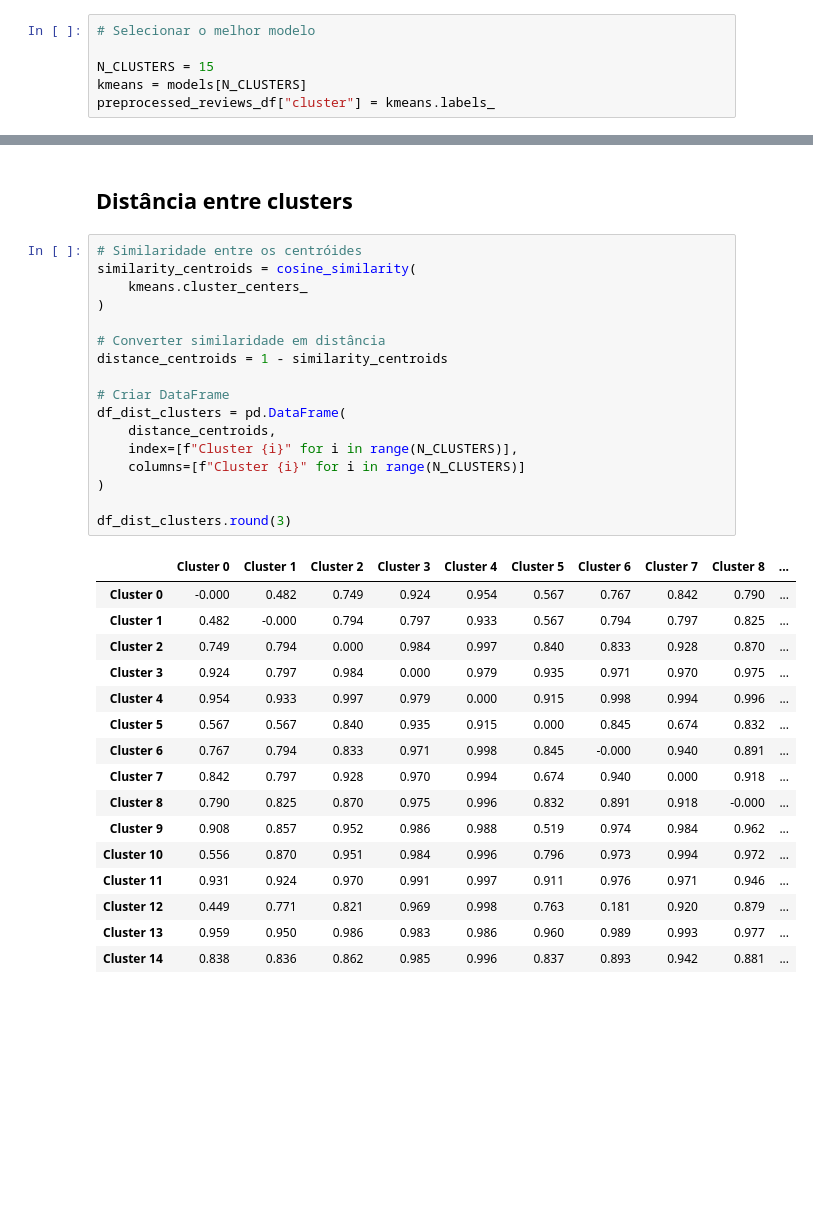
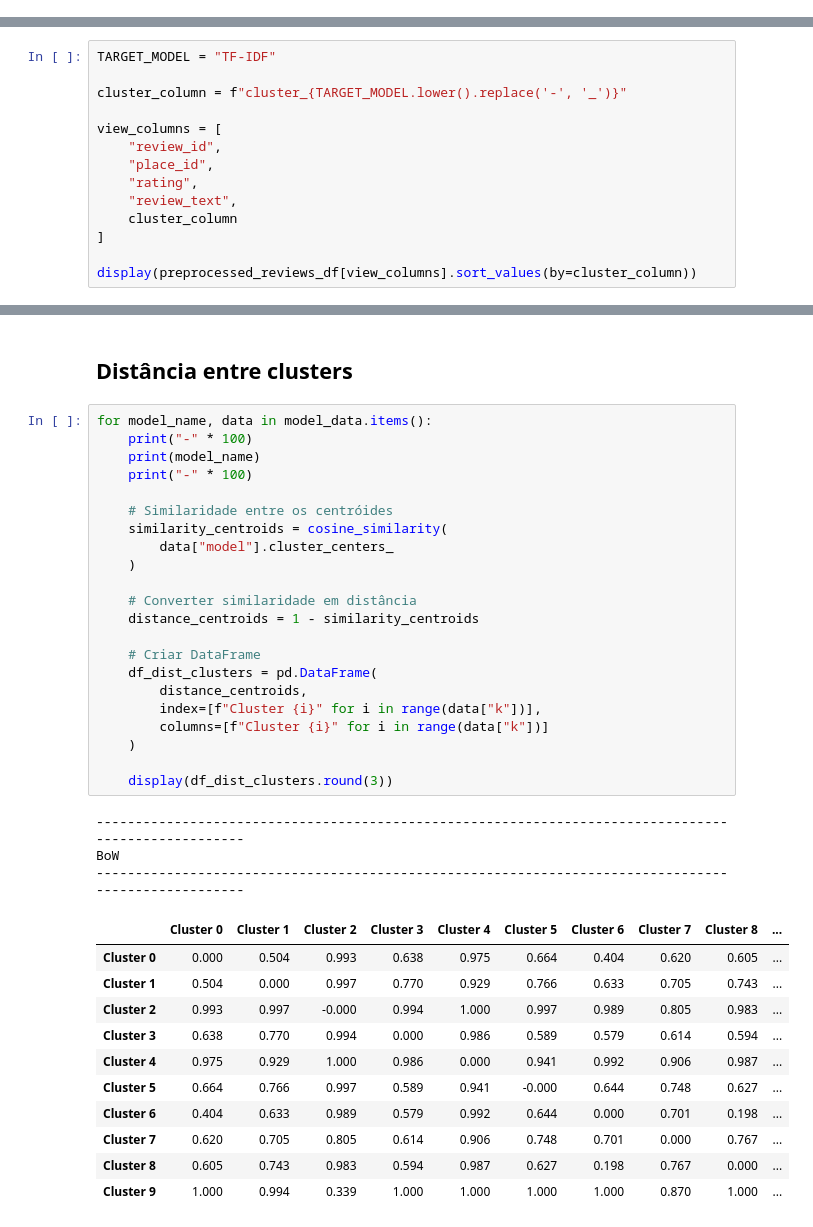
Before and after one commit to incrisvel/adaptaste, a Jupyter notebook: similarity_clustering.ipynb, the cells around one changed output, grey strips where cells are left out. Cells and saved outputs as stored; diff of their text form; blank space fills up the shorter version.

Commit message:
:sparkles: feat(clustering): replicate pipeline for bow

```diff
--- a/similarity_clustering.ipynb
+++ b/similarity_clustering.ipynb
@@ -308,6 +315,0 @@ display(
-# %%
-# Selecionar o melhor modelo
-
-N_CLUSTERS = 15
-kmeans = models[N_CLUSTERS]
-preprocessed_reviews_df["cluster"] = kmeans.labels_
@@ -422,0 +391,14 @@ CLUSTER 5 — 168 reviews
+# %%
+TARGET_MODEL = "TF-IDF"
+
+cluster_column = f"cluster_{TARGET_MODEL.lower().replace('-', '_')}"
+
+view_columns = [
+    "review_id",
+    "place_id",
+    "rating",
+    "review_text",
+    cluster_column
+]
+
+display(preprocessed_reviews_df[view_columns].sort_values(by=cluster_column))
@@ -808,36 +869,39 @@ df_coesao
 # %% [markdown]
 ## Distância entre clusters
 # %%
-# Similaridade entre os centróides
-similarity_centroids = cosine_similarity(
-    kmeans.cluster_centers_
-)
+for model_name, data in model_data.items():
+    print("-" * 100)
+    print(model_name)
+    print("-" * 100)
 
-# Converter similaridade em distância
-distance_centroids = 1 - similarity_centroids
+    # Similaridade entre os centróides
+    similarity_centroids = cosine_similarity(
+        data["model"].cluster_centers_
+    )
 
-# Criar DataFrame
-df_dist_clusters = pd.DataFrame(
-    distance_centroids,
-    index=[f"Cluster {i}" for i in range(N_CLUSTERS)],
-    columns=[f"Cluster {i}" for i in range(N_CLUSTERS)]
-)
+    # Converter similaridade em distância
+    distance_centroids = 1 - similarity_centroids
 
-df_dist_clusters.round(3)
+    # Criar DataFrame
+    df_dist_clusters = pd.DataFrame(
+        distance_centroids,
+        index=[f"Cluster {i}" for i in range(data["k"])],
+        columns=[f"Cluster {i}" for i in range(data["k"])]
+    )
+
+    display(df_dist_clusters.round(3))
 # %% [output]
+----------------------------------------------------------------------------------------------------
+BoW
+----------------------------------------------------------------------------------------------------
 |  | Cluster 0 | Cluster 1 | Cluster 2 | Cluster 3 | Cluster 4 | Cluster 5 | Cluster 6 | Cluster 7 | Cluster 8 | ... |
-| Cluster 0 | -0.000 | 0.482 | 0.749 | 0.924 | 0.954 | 0.567 | 0.767 | 0.842 | 0.790 | ... |
-| Cluster 1 | 0.482 | -0.000 | 0.794 | 0.797 | 0.933 | 0.567 | 0.794 | 0.797 | 0.825 | ... |
-| Cluster 2 | 0.749 | 0.794 | 0.000 | 0.984 | 0.997 | 0.840 | 0.833 | 0.928 | 0.870 | ... |
-| Cluster 3 | 0.924 | 0.797 | 0.984 | 0.000 | 0.979 | 0.935 | 0.971 | 0.970 | 0.975 | ... |
-| Cluster 4 | 0.954 | 0.933 | 0.997 | 0.979 | 0.000 | 0.915 | 0.998 | 0.994 | 0.996 | ... |
-| Cluster 5 | 0.567 | 0.567 | 0.840 | 0.935 | 0.915 | 0.000 | 0.845 | 0.674 | 0.832 | ... |
-| Cluster 6 | 0.767 | 0.794 | 0.833 | 0.971 | 0.998 | 0.845 | -0.000 | 0.940 | 0.891 | ... |
-| Cluster 7 | 0.842 | 0.797 | 0.928 | 0.970 | 0.994 | 0.674 | 0.940 | 0.000 | 0.918 | ... |
-| Cluster 8 | 0.790 | 0.825 | 0.870 | 0.975 | 0.996 | 0.832 | 0.891 | 0.918 | -0.000 | ... |
-| Cluster 9 | 0.908 | 0.857 | 0.952 | 0.986 | 0.988 | 0.519 | 0.974 | 0.984 | 0.962 | ... |
-| Cluster 10 | 0.556 | 0.870 | 0.951 | 0.984 | 0.996 | 0.796 | 0.973 | 0.994 | 0.972 | ... |
-| Cluster 11 | 0.931 | 0.924 | 0.970 | 0.991 | 0.997 | 0.911 | 0.976 | 0.971 | 0.946 | ... |
-| Cluster 12 | 0.449 | 0.771 | 0.821 | 0.969 | 0.998 | 0.763 | 0.181 | 0.920 | 0.879 | ... |
-| Cluster 13 | 0.959 | 0.950 | 0.986 | 0.983 | 0.986 | 0.960 | 0.989 | 0.993 | 0.977 | ... |
-| Cluster 14 | 0.838 | 0.836 | 0.862 | 0.985 | 0.996 | 0.837 | 0.893 | 0.942 | 0.881 | ... |
+| Cluster 0 | 0.000 | 0.504 | 0.993 | 0.638 | 0.975 | 0.664 | 0.404 | 0.620 | 0.605 | ... |
+| Cluster 1 | 0.504 | 0.000 | 0.997 | 0.770 | 0.929 | 0.766 | 0.633 | 0.705 | 0.743 | ... |
+| Cluster 2 | 0.993 | 0.997 | -0.000 | 0.994 | 1.000 | 0.997 | 0.989 | 0.805 | 0.983 | ... |
+| Cluster 3 | 0.638 | 0.770 | 0.994 | 0.000 | 0.986 | 0.589 | 0.579 | 0.614 | 0.594 | ... |
+| Cluster 4 | 0.975 | 0.929 | 1.000 | 0.986 | 0.000 | 0.941 | 0.992 | 0.906 | 0.987 | ... |
+| Cluster 5 | 0.664 | 0.766 | 0.997 | 0.589 | 0.941 | -0.000 | 0.644 | 0.748 | 0.627 | ... |
+| Cluster 6 | 0.404 | 0.633 | 0.989 | 0.579 | 0.992 | 0.644 | 0.000 | 0.701 | 0.198 | ... |
+| Cluster 7 | 0.620 | 0.705 | 0.805 | 0.614 | 0.906 | 0.748 | 0.701 | 0.000 | 0.767 | ... |
+| Cluster 8 | 0.605 | 0.743 | 0.983 | 0.594 | 0.987 | 0.627 | 0.198 | 0.767 | 0.000 | ... |
+| Cluster 9 | 1.000 | 0.994 | 0.339 | 1.000 | 1.000 | 1.000 | 1.000 | 0.870 | 1.000 | ... |
```
Also changed, not shown: parts of 18 cells of this notebook.
